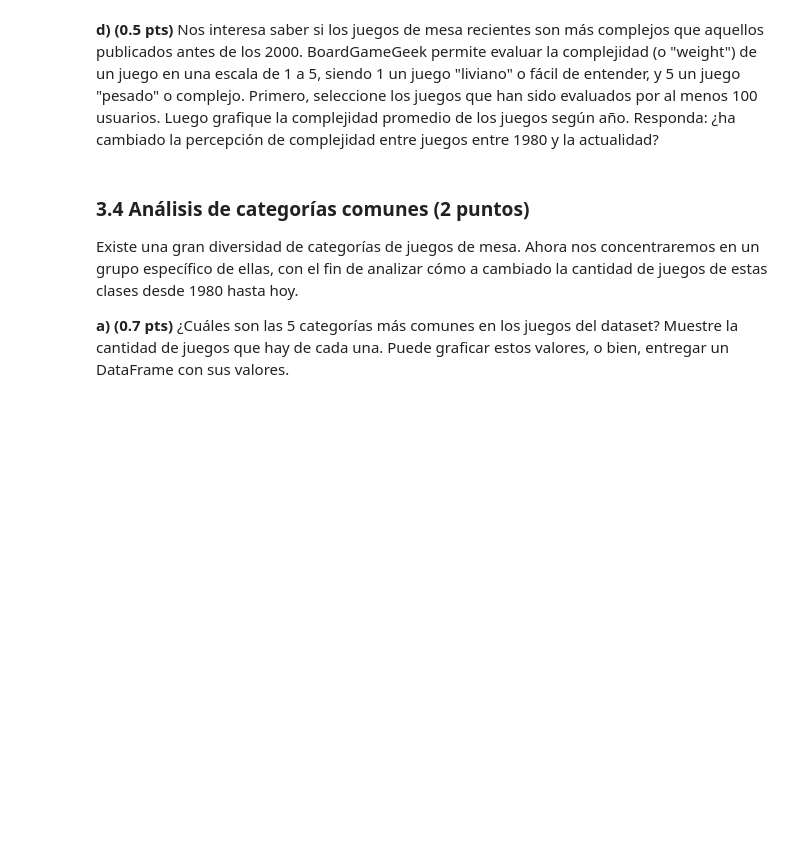
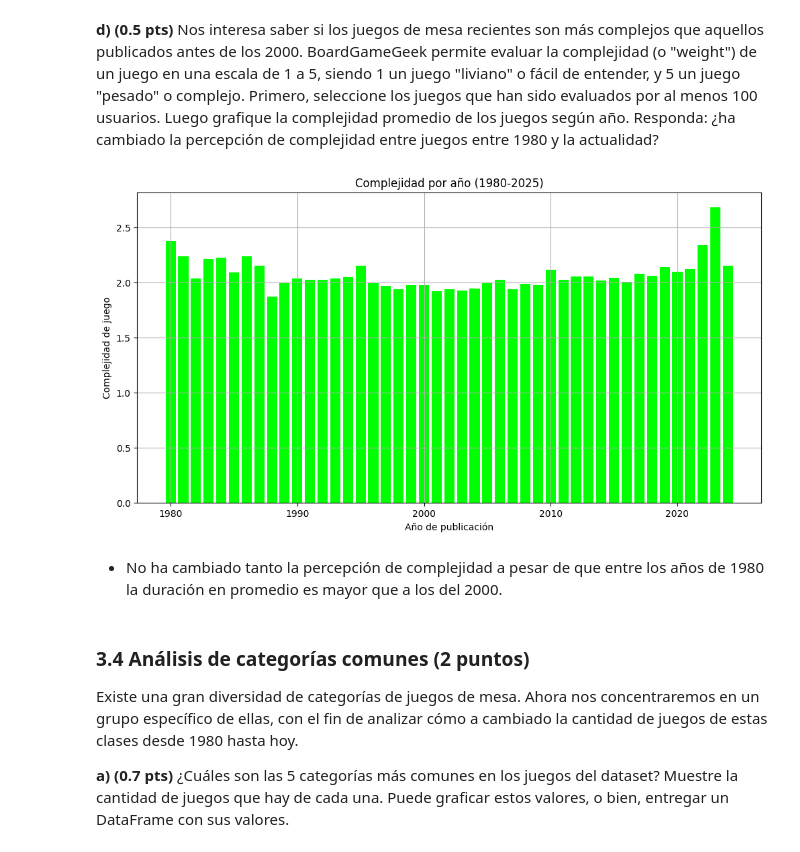
Before and after one commit to Fsli1822/IMT2200-Felipe-Serrano, a Jupyter notebook: Tarea_01/IMT2200-25s2 - Tarea 01.ipynb, the cells around one changed output. Cells and saved outputs as stored; diff of their text form; code cells hidden in the pictures; blank space fills up the shorter version.

```diff
--- a/Tarea_01/IMT2200-25s2 - Tarea 01.ipynb
+++ b/Tarea_01/IMT2200-25s2 - Tarea 01.ipynb
@@ -213,5 +251,21 @@ Si bien hay muchas posibles características que podemos explorar para los juego
 # %% [markdown]
 **d) (0.5 pts)** Nos interesa saber si los juegos de mesa recientes son más complejos que aquellos publicados antes de los 2000. BoardGameGeek permite evaluar la complejidad (o "weight") de un juego en una escala de 1 a 5, siendo 1 un juego "liviano" o fácil de entender, y 5 un juego "pesado" o complejo. Primero, seleccione los juegos que han sido evaluados por al menos 100 usuarios. Luego grafique la complejidad promedio de los juegos según año. Responda: ¿ha cambiado la percepción de complejidad entre juegos entre 1980 y la actualidad?
+# %%
+dataframe_limpio = dataframe_limpio[(dataframe_limpio["num_votes"] >= 100)]
+
+complejidad_por_año = dataframe_limpio.groupby("year")["complexity"].mean()
+
+plt.figure(figsize=(12, 6))
+plt.bar(complejidad_por_año.index, complejidad_por_año.values, color="lime")
+plt.title("Complejidad por año (1980-2025)")
+plt.xlabel("Año de publicación")
+plt.ylabel("Complejidad de juego")
+plt.grid(True)
+plt.show()
+# %% [output]
+[figure, added]
+# %% [markdown]
+* No ha cambiado tanto la percepción de complejidad a pesar de que entre los años de 1980 la duración en promedio es mayor que a los del 2000.
 # %% [markdown]
 ### 3.4 Análisis de categorías comunes (2 puntos)
 
```
Also changed, not shown: parts of 24 cells of this notebook, 2 other files.
